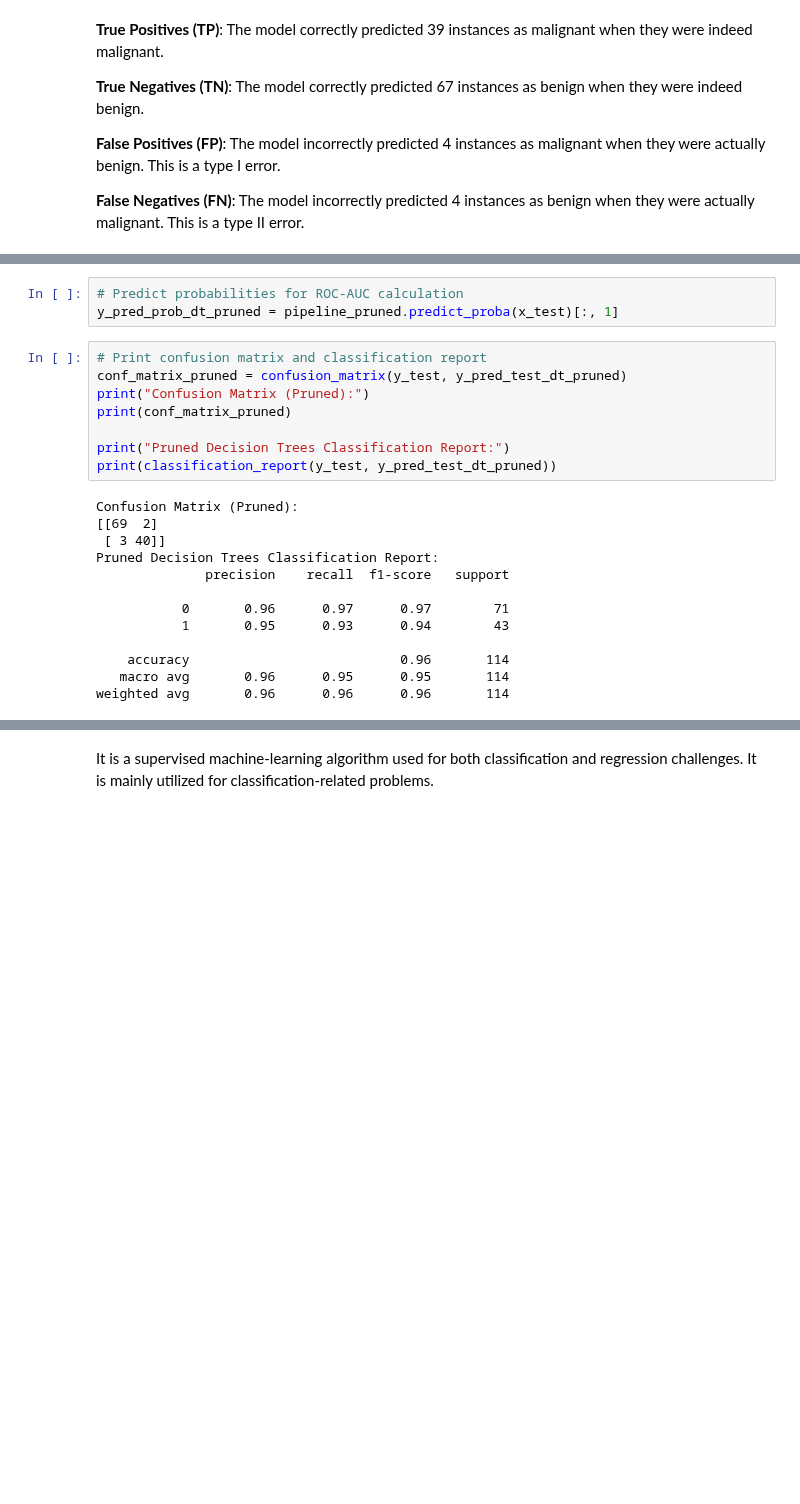
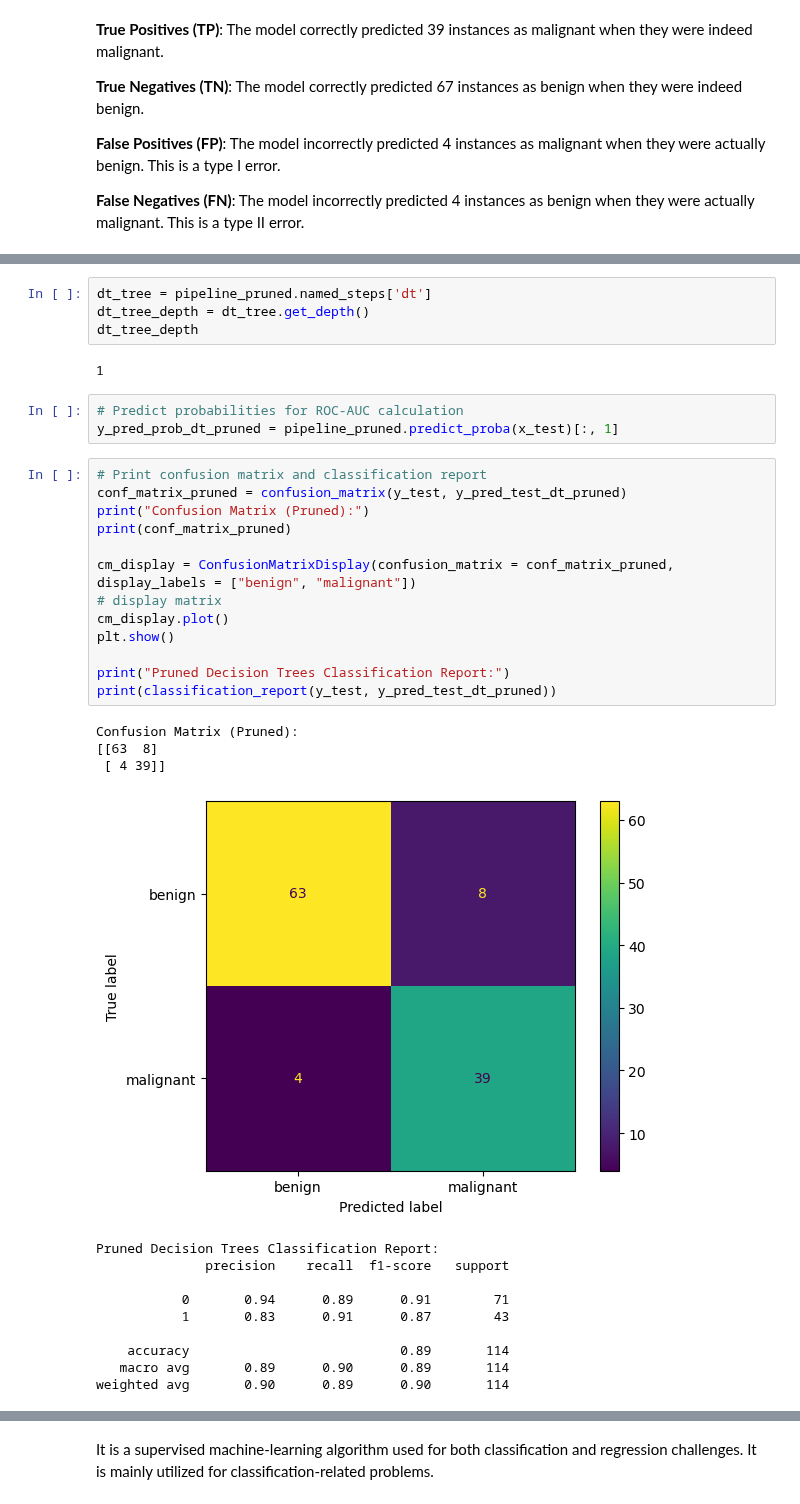
Before and after one commit to aninditadash/Introduction_to_machine_learning, a Jupyter notebook: 6.Supervised_Learning_Classification_1.ipynb, the cells around one changed output, grey strips where cells are left out. Saved outputs shown, nothing was run; the diff lists cells and outputs as text; blank space fills up the shorter version.

```diff
--- a/6.Supervised_Learning_Classification_1.ipynb
+++ b/6.Supervised_Learning_Classification_1.ipynb
@@ -1493,27 +1526,39 @@ Testing Accuracy: 0.956140350877193
+# %%
+dt_tree = pipeline_pruned.named_steps['dt']
+dt_tree_depth = dt_tree.get_depth()
+dt_tree_depth
+# %% [output]
+1
 # %%
 # Predict probabilities for ROC-AUC calculation
 y_pred_prob_dt_pruned = pipeline_pruned.predict_proba(x_test)[:, 1]
 # %%
 # Print confusion matrix and classification report
 conf_matrix_pruned = confusion_matrix(y_test, y_pred_test_dt_pruned)
 print("Confusion Matrix (Pruned):")
 print(conf_matrix_pruned)
 
+cm_display = ConfusionMatrixDisplay(confusion_matrix = conf_matrix_pruned, display_labels = ["benign", "malignant"])
+# display matrix
+cm_display.plot()
+plt.show()
+
 print("Pruned Decision Trees Classification Report:")
 print(classification_report(y_test, y_pred_test_dt_pruned))
 # %% [output]
 Confusion Matrix (Pruned):
-[[69  2]
- [ 3 40]]
-Pruned Decision Trees Classification Report:
-              precision    recall  f1-score   support
-
-           0       0.96      0.97      0.97        71
-           1       0.95      0.93      0.94        43
-
-    accuracy                           0.96       114
-   macro avg       0.96      0.95      0.95       114
-weighted avg       0.96      0.96      0.96       114
+[[63  8]
+ [ 4 39]]
+[figure, added]
+Pruned Decision Trees Classification Report:
+              precision    recall  f1-score   support
+
+           0       0.94      0.89      0.91        71
+           1       0.83      0.91      0.87        43
+
+    accuracy                           0.89       114
+   macro avg       0.89      0.90      0.89       114
+weighted avg       0.90      0.89      0.90       114
 # %%
 fpr_pruned, tpr_pruned, thresholds_pruned = roc_curve(y_test, y_pred_prob_dt_pruned)
 roc_auc_pruned = auc(fpr_pruned, tpr_pruned)
```
Also changed, not shown: parts of 67 cells of this notebook, 5 other files.
